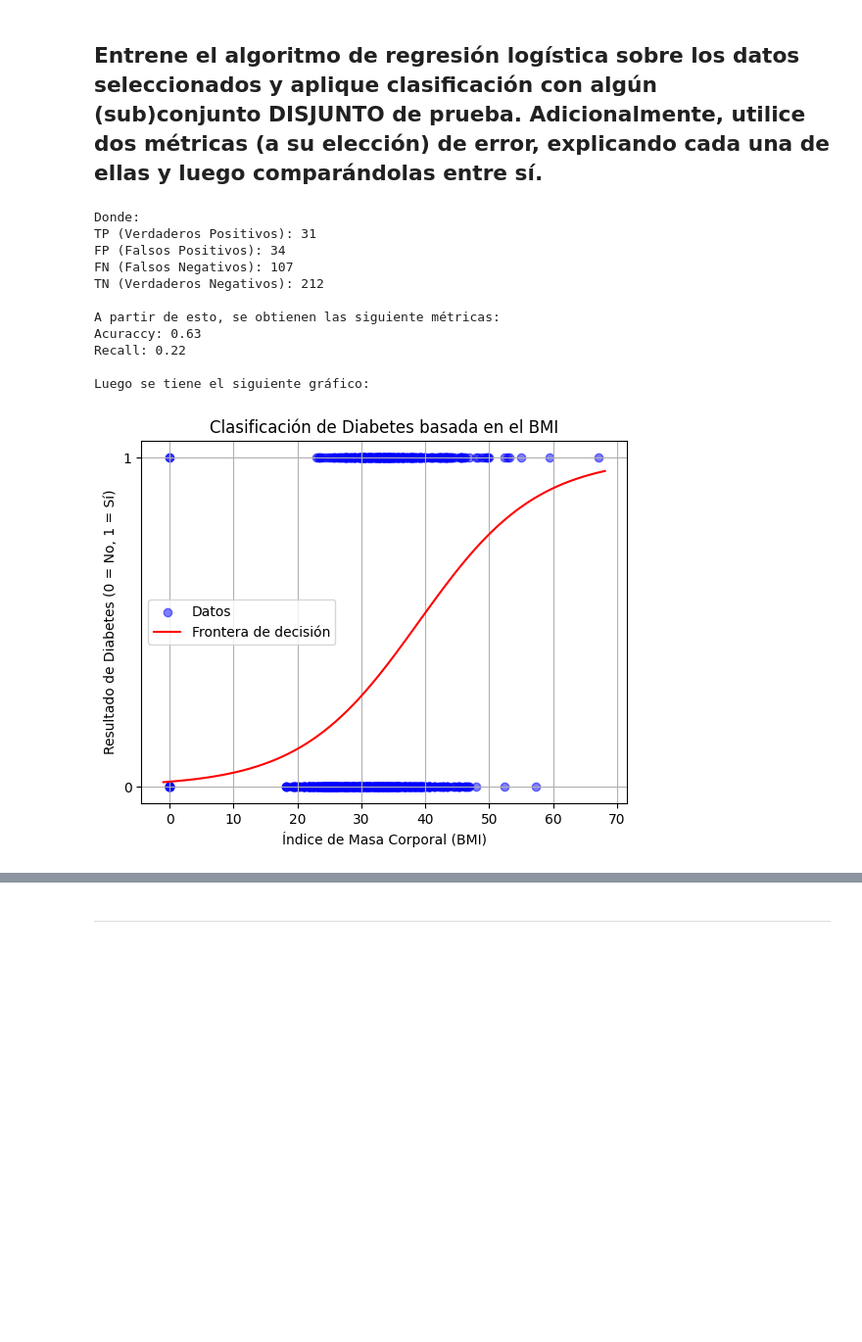
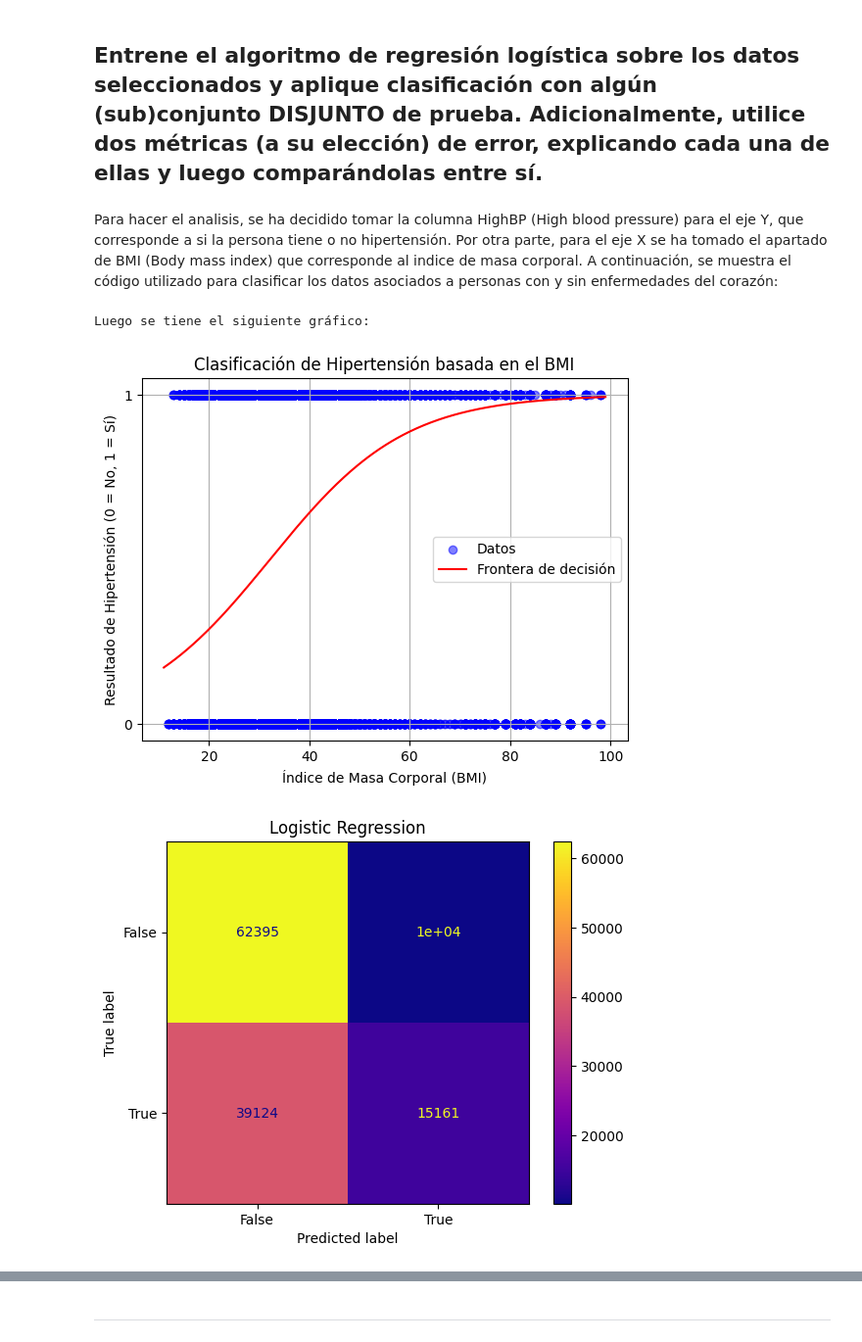
Before and after one commit to xeromark/TareasIA, a Jupyter notebook: TareaIA.ipynb, the cells around one changed output, grey strips where cells are left out. Shown: that part at 98% size. Cells and saved outputs as stored; diff of their text form; code cells hidden in the pictures; blank space fills up the shorter version.

```diff
--- a/TareaIA.ipynb
+++ b/TareaIA.ipynb
@@ -10,89 +10,89 @@ El dataset utilizado contiene información sobre el estado de salud de mujeres q
 # Pregunta 1
 # %% [markdown]
 ## Entrene el algoritmo de regresión logística sobre los datos seleccionados y aplique clasificación con algún (sub)conjunto DISJUNTO de prueba. Adicionalmente, utilice dos métricas (a su elección) de error, explicando cada una de ellas y luego comparándolas entre sí.
+# %% [markdown]
+Para hacer el analisis, se ha decidido tomar la columna HighBP (High blood pressure) para el eje Y, que corresponde a si la persona tiene o no hipertensión. Por otra parte, para el eje X se ha tomado el apartado de BMI (Body mass index) que corresponde al indice de masa corporal. A continuación, se muestra el código utilizado para clasificar los datos asociados a personas con y sin enfermedades del corazón:
 # %%
 from sklearn.linear_model import LogisticRegression
 from sklearn.model_selection import train_test_split
 from sklearn.metrics import accuracy_score, recall_score, confusion_matrix
+from sklearn import metrics
 
 import pandas as pd
 import matplotlib.pyplot as plt
 import numpy as np
 
-df = pd.read_csv('dataset.csv') # https://www.kaggle.com/datasets/kandij/diabetes-dataset
+df = pd.read_csv('dataset.csv') # https://www.kaggle.com/datasets/alexteboul/heart-disease-health-indicators-dataset
 
-# Seleccionar la característica del dataset de BMI y Outcome
+# Seleccionar la característica del dataset de BMI y HighBP
 x = df[['BMI']]    # Indice de masa corporal (BMI)
-y = df['Outcome']  # si tiene o no diabetes (Outcome)
+y = df['HighBP']  # si tiene o no Hipertensión (HighBP)
 
 # Dividir el conjunto de datos en entrenamiento y prueba
 X_train, X_test, y_train, y_test = train_test_split(x, y, test_size=0.5, random_state=1)
 # el 50% de los datos se usan para pruebas y el resto para entrenar (parametro asociado a test_size)
 
-model = LogisticRegression() # Crear el modelo de regresión logística
+model = LogisticRegression(max_iter=100000) # Crear el modelo de regresión logística
 model.fit(X_train, y_train) # entrenar el modelo
 
 # Predecir en el conjunto de prueba
 predictions = model.predict(X_test)
-
-print("Donde:")
-
-cm = confusion_matrix(y_test, predictions)
-# Se extraen TP, FP, FN y TN
-TN, FP, FN, TP = cm.ravel()  # Desempaquetar los valores
-print(f'TP (Verdaderos Positivos): {TP}')
-print(f'FP (Falsos Positivos): {FP}')
-print(f'FN (Falsos Negativos): {FN}')
-print(f'TN (Verdaderos Negativos): {TN} \n')
-
-print("A partir de esto, se obtienen las siguiente métricas:")
-
-
-# Se calculan las métricas
-accuracy = accuracy_score(y_test, predictions)
-print(f'Acuraccy: {accuracy:.2f}')
-
-recall = recall_score(y_test, predictions)
-print(f'Recall: {recall:.2f}\n')
-
 
 print("Luego se tiene el siguiente gráfico:")
 
 # Graficar los datos
 plt.scatter(x, y, color='blue', label='Datos', alpha=0.5)
 
 # Graficar la frontera de decisión
 # Crear un rango de valores de BMI
 BMI_range = np.linspace(df['BMI'].min()-1, df['BMI'].max()+1, 300).reshape(-1, 1)
 
 # Calcular z = b0 + b1 * BMI para cada valor en el rango
 z = model.intercept_ + model.coef_ * BMI_range
 
 # Aplicar la función logística G(z) = 1 / (1 + e^(-z))
 G_z = 1 / (1 + np.exp(-z))
 
 # Graficar la curva de regresión logística
 plt.plot(BMI_range, G_z, color='red', label='Frontera de decisión')
 
 
 # Configuración del gráfico
-plt.title('Clasificación de Diabetes basada en el BMI')
+plt.title('Clasificación de Hipertensión basada en el BMI')
 plt.xlabel('Índice de Masa Corporal (BMI)')
-plt.ylabel('Resultado de Diabetes (0 = No, 1 = Sí)')
+plt.ylabel('Resultado de Hipertensión (0 = No, 1 = Sí)')
 plt.yticks([0, 1])
 plt.legend()
 plt.grid()
 plt.show()
+
+
+# Para mostrar el gráfico de la matriz de confusión
+cm = confusion_matrix(y_test, predictions)
+cm_display = metrics.ConfusionMatrixDisplay(cm, display_labels = [False, True])
+cm_display.plot(cmap='plasma')
+plt.title('Logistic Regression')
+plt.show()
+
+print("Donde:")
+
+# Se extraen TP, FP, FN y TN
+TN, FP, FN, TP = cm.ravel()  # Desempaquetar los valores
+print(f'TP (Verdaderos Positivos): {TP}')
+print(f'FP (Falsos Positivos): {FP}')
+print(f'FN (Falsos Negativos): {FN}')
+print(f'TN (Verdaderos Negativos): {TN} \n')
+
+print("A partir de esto, se obtienen las siguiente métricas:")
+
+
+# Se calculan las métricas
+accuracy = accuracy_score(y_test, predictions)
+print(f'Acuraccy: {accuracy:.2f}')
+
+recall = recall_score(y_test, predictions)
+print(f'Recall: {recall:.2f}\n')
 # %% [output]
-Donde:
-TP (Verdaderos Positivos): 31
-FP (Falsos Positivos): 34
-FN (Falsos Negativos): 107
-TN (Verdaderos Negativos): 212
-
-A partir de esto, se obtienen las siguiente métricas:
-Acuraccy: 0.63
-Recall: 0.22
-
 Luego se tiene el siguiente gráfico:
-[figure, old version]
+[figure, new version]
+[figure, added]
```
Also changed, not shown: parts of 4 cells of this notebook.
